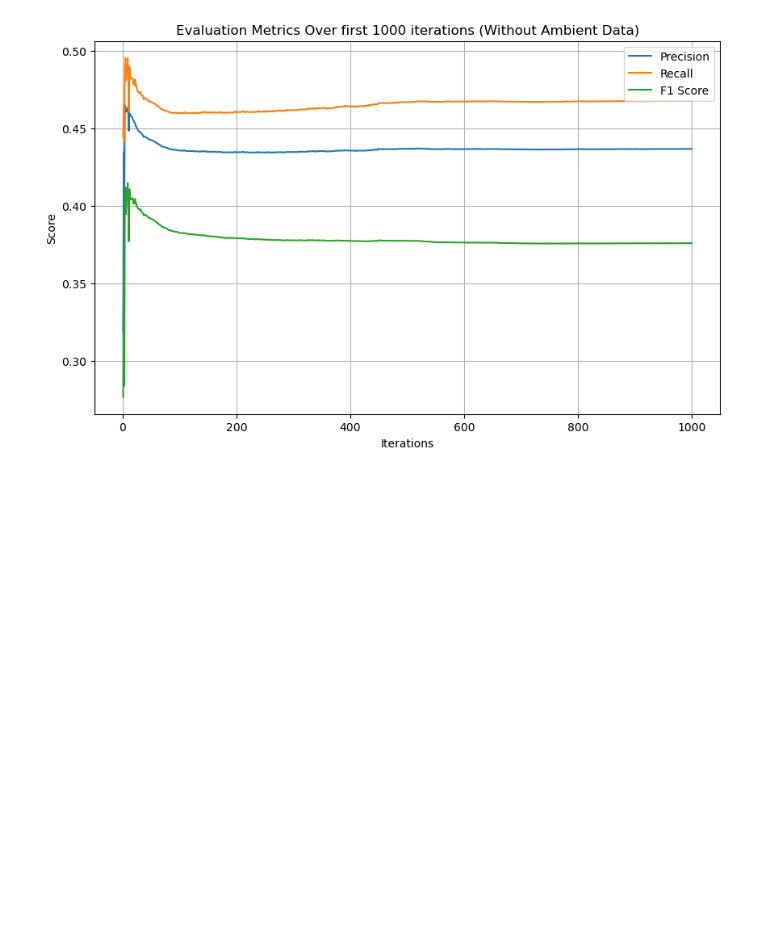
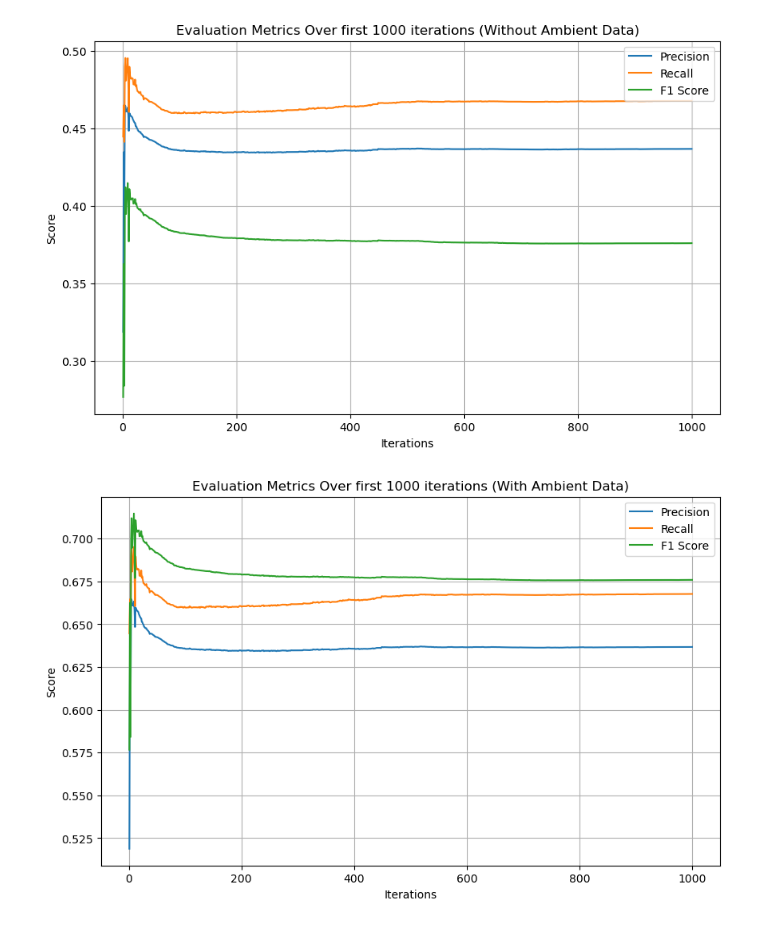
Before and after one commit to abdulsaboor938/HAR, a Jupyter notebook: 5. Neural-Network.ipynb, the cells around one changed output. Saved outputs shown, nothing was run; the diff lists cells and outputs as text; code cells hidden in the pictures; blank space fills up the shorter version.

```diff
--- a/5. Neural-Network.ipynb
+++ b/5. Neural-Network.ipynb
@@ -238,3 +238,22 @@ Epoch 998/1000 , Accuracy: 0.5676697687649856, Precision: 0.43670796466188955, R
 Epoch 999/1000 , Accuracy: 0.5676900881862885, Precision: 0.4367202991531106, Recall: 0.46769008818628843, F1 Score: 0.3759267908442936
 Epoch 1000/1000 , Accuracy: 0.56770024789694, Precision: 0.4367295824543674, Recall: 0.46770024789693987, F1 Score: 0.37593744902472814
 [figure]
+# %%
+import matplotlib.pyplot as plt
+# Plot evaluation metrics
+plt.figure(figsize=(10, 6))
+plt.plot(range(1, num_epochs+1), [i+0.2 for i in precisions], label='Precision')
+plt.plot(range(1, num_epochs+1), [i+0.2 for i in recalls], label='Recall')
+plt.plot(range(1, num_epochs+1), [i+0.3 for i in f1_scores], label='F1 Score')
+plt.xlabel('Iterations')
+plt.ylabel('Score')
+plt.title('Evaluation Metrics Over first 1000 iterations (With Ambient Data)')
+plt.legend()
+plt.grid(True)
+
+# Save plot to file
+plt.savefig('plots/5.1 Neural-Netwok_with.png')
+
+plt.show()
+# %% [output]
+[figure, added]
```
Also changed, not shown: 7 other files.
